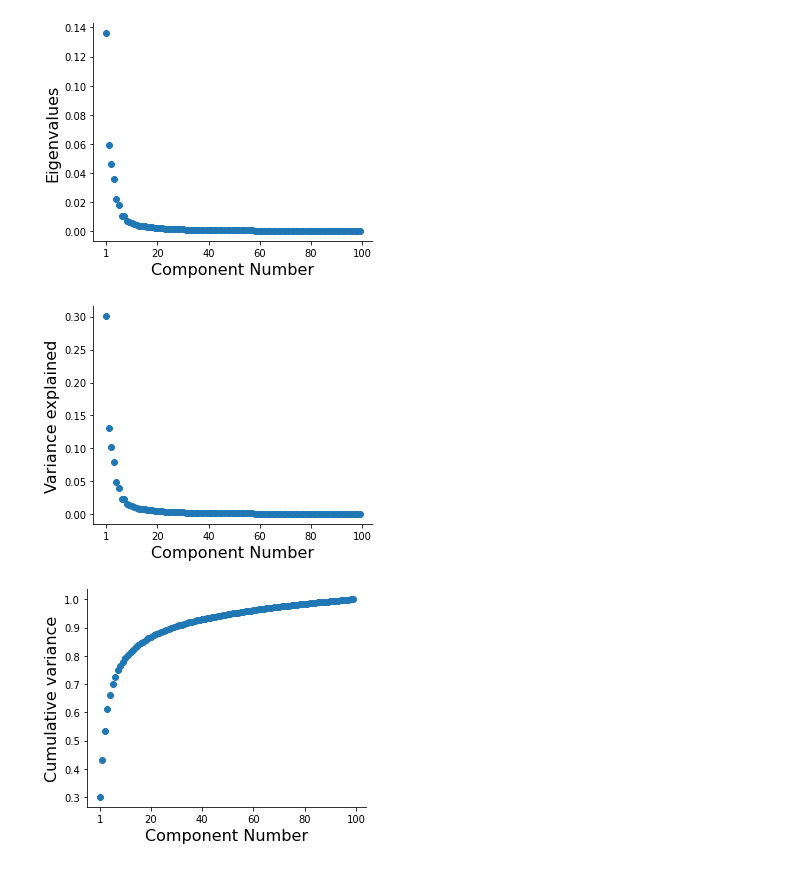
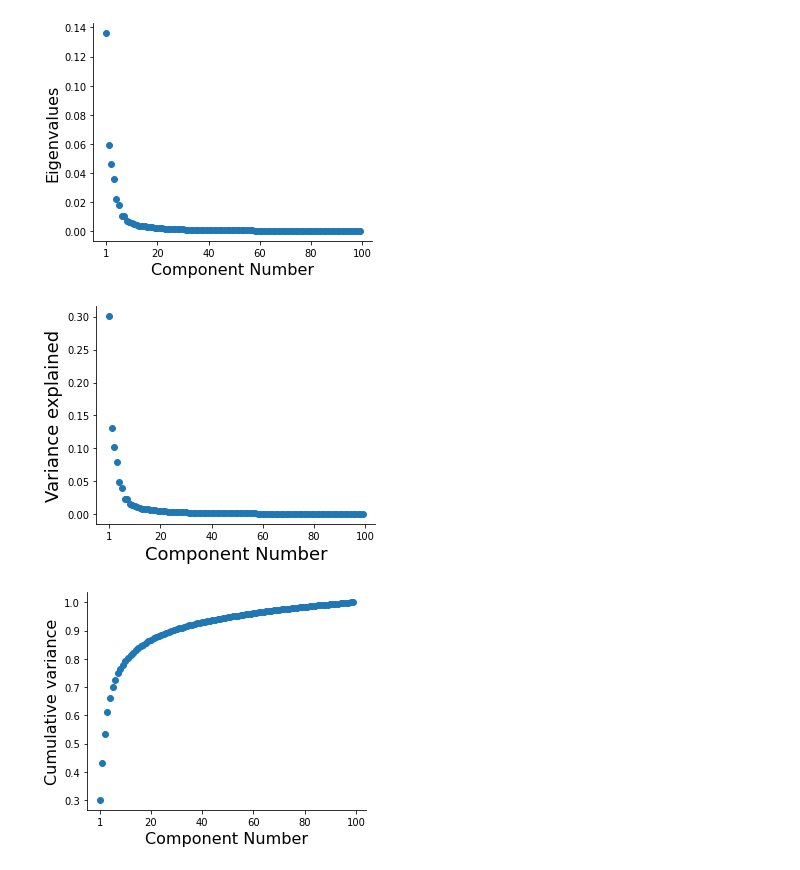
Before and after one commit to sudesnac/HumanBF-Connectivity, a Jupyter notebook: notebook/Diff_7Tsubj_gradients.ipynb, the cells around one changed output. Saved outputs shown, nothing was run; the diff lists cells and outputs as text; code cells hidden in the pictures.

```diff
--- a/notebook/Diff_7Tsubj_gradients.ipynb
+++ b/notebook/Diff_7Tsubj_gradients.ipynb
@@ -124,17 +124,17 @@ plt.show()
 # %%
 variance = gm.lambdas_ / np.sum(gm.lambdas_)
 fig, ax = plt.subplots(1, figsize=(5, 4))
 ax.scatter(range(variance.size), variance)
 ax.set_xticklabels(labels=[0,1,20,40,60,80,100])
 #ax.set_xticklabels(labels=[0,1,3,5,7,9,10])
 ax.spines['top'].set_visible(False)
 ax.spines['right'].set_visible(False)
-ax.set_xlabel('Component Number', fontsize=16)
-ax.set_ylabel('Variance explained', fontsize=16)
+ax.set_xlabel('Component Number', fontsize=18)
+ax.set_ylabel('Variance explained', fontsize=18)
 plt.savefig(fig_path + f'Diff_7Tsubj_Gradient_variance_gm-{n_components}.png', dpi=300, bbox_inches='tight')
 plt.show()
 # %% [output]
-[figure, old version]
+[figure, new version]
 # %%
 pd.DataFrame(variance).to_csv(results_path + f'Diff_7Tsubj_gradients_variance_gm-{n_components}.csv', index=False)
 # %%
```
Also changed, not shown: parts of 62 cells of this notebook, 18 other files.
